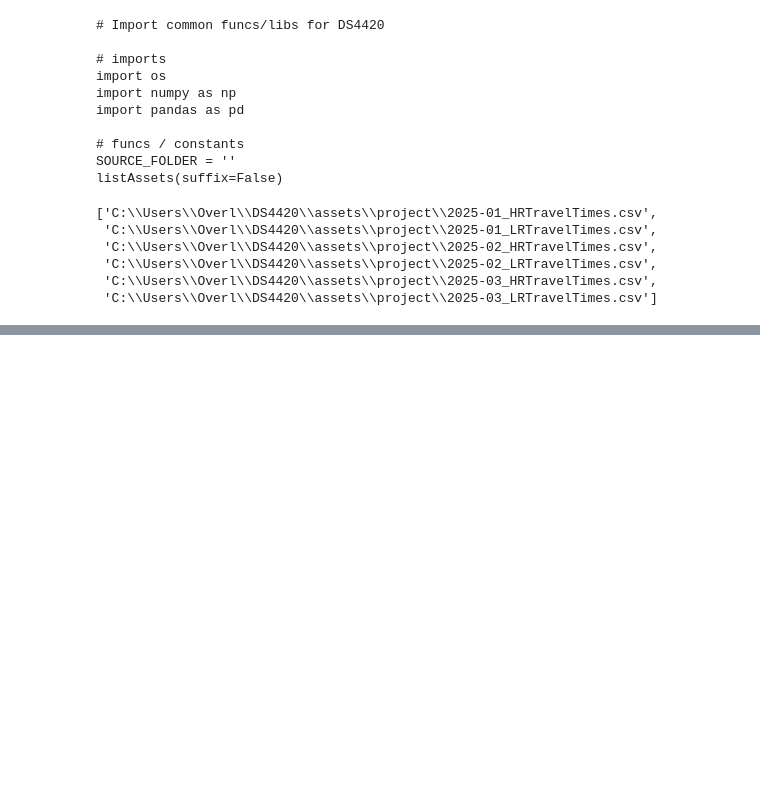
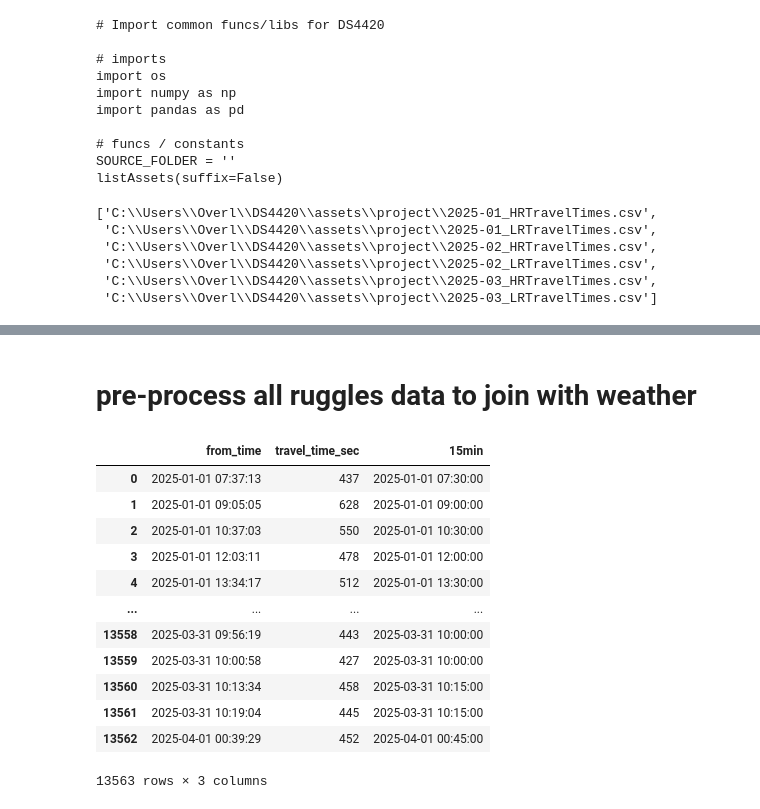
Before and after one commit to justing0909/DS4420_transit_delay_prediction, a Jupyter notebook: Preproc.ipynb, the cells around one changed output, grey strips where cells are left out. Saved outputs shown, nothing was run; the diff lists cells and outputs as text; code cells hidden in the pictures; blank space fills up the shorter version.

```diff
--- a/Preproc.ipynb
+++ b/Preproc.ipynb
@@ -97,0 +186,22 @@ pd.read_csv("ruggles2dtxg.csv")
+# %% [markdown]
+# pre-process all ruggles data to join with weather
+# %%
+# read and process on 15 min intervals
+all_ruggles_data = pd.read_csv("ruggles2dtxg_all.csv")
+all_ruggles_data["from_time"] = pd.to_datetime(all_ruggles_data["from_time"]).dt.tz_localize(None)
+all_ruggles_data["15min"] = all_ruggles_data['from_time'].dt.round('15min')
+all_ruggles_data
+# %% [output]
+|  | from_time | travel_time_sec | 15min |
+| 0 | 2025-01-01 07:37:13 | 437 | 2025-01-01 07:30:00 |
+| 1 | 2025-01-01 09:05:05 | 628 | 2025-01-01 09:00:00 |
+| 2 | 2025-01-01 10:37:03 | 550 | 2025-01-01 10:30:00 |
+| 3 | 2025-01-01 12:03:11 | 478 | 2025-01-01 12:00:00 |
+| 4 | 2025-01-01 13:34:17 | 512 | 2025-01-01 13:30:00 |
+| ... | ... | ... | ... |
+| 13558 | 2025-03-31 09:56:19 | 443 | 2025-03-31 10:00:00 |
+| 13559 | 2025-03-31 10:00:58 | 427 | 2025-03-31 10:00:00 |
+| 13560 | 2025-03-31 10:13:34 | 458 | 2025-03-31 10:15:00 |
+| 13561 | 2025-03-31 10:19:04 | 445 | 2025-03-31 10:15:00 |
+| 13562 | 2025-04-01 00:39:29 | 452 | 2025-04-01 00:45:00 |
+13563 rows × 3 columns
```
Also changed, not shown: parts of 32 cells of this notebook.
